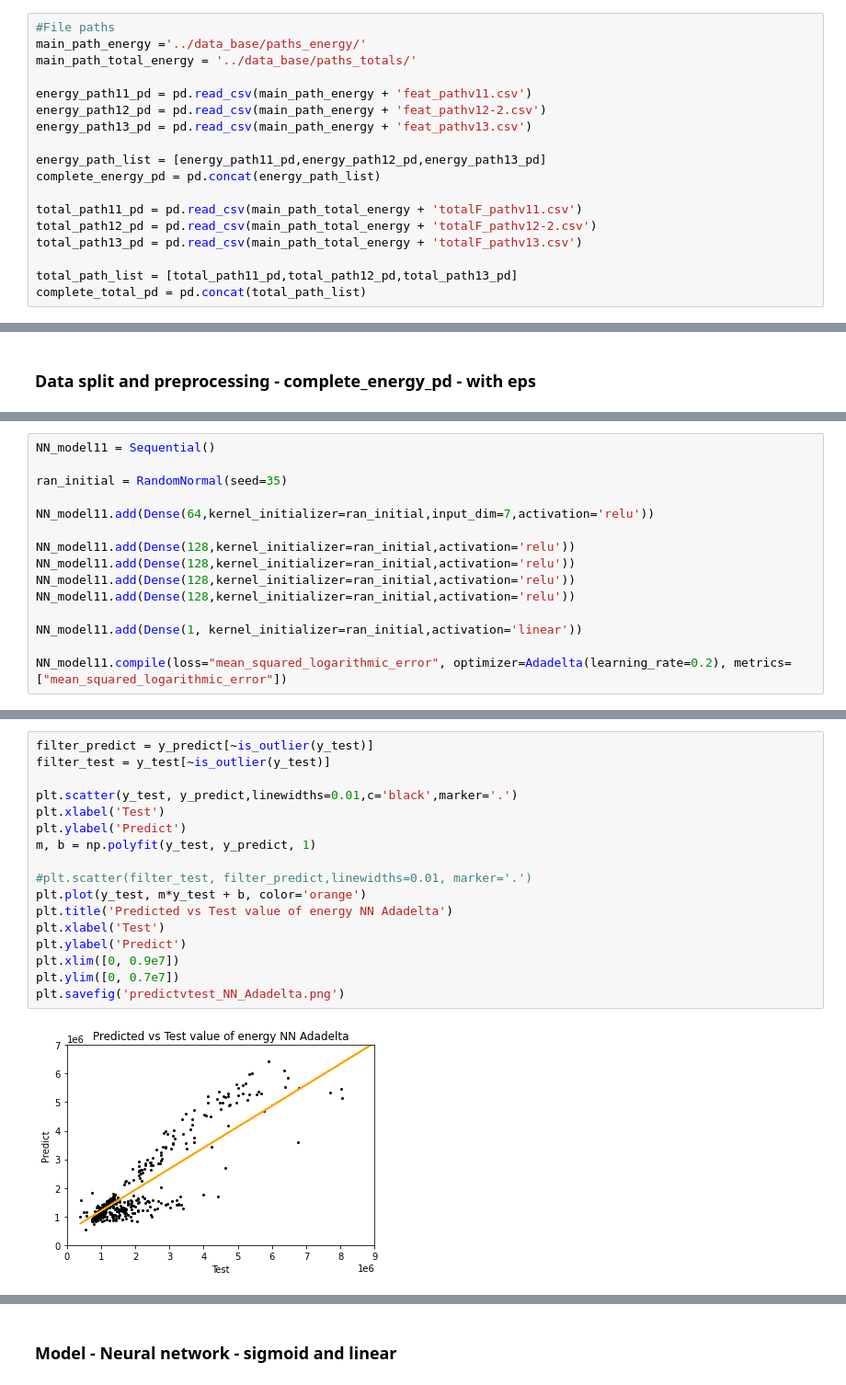
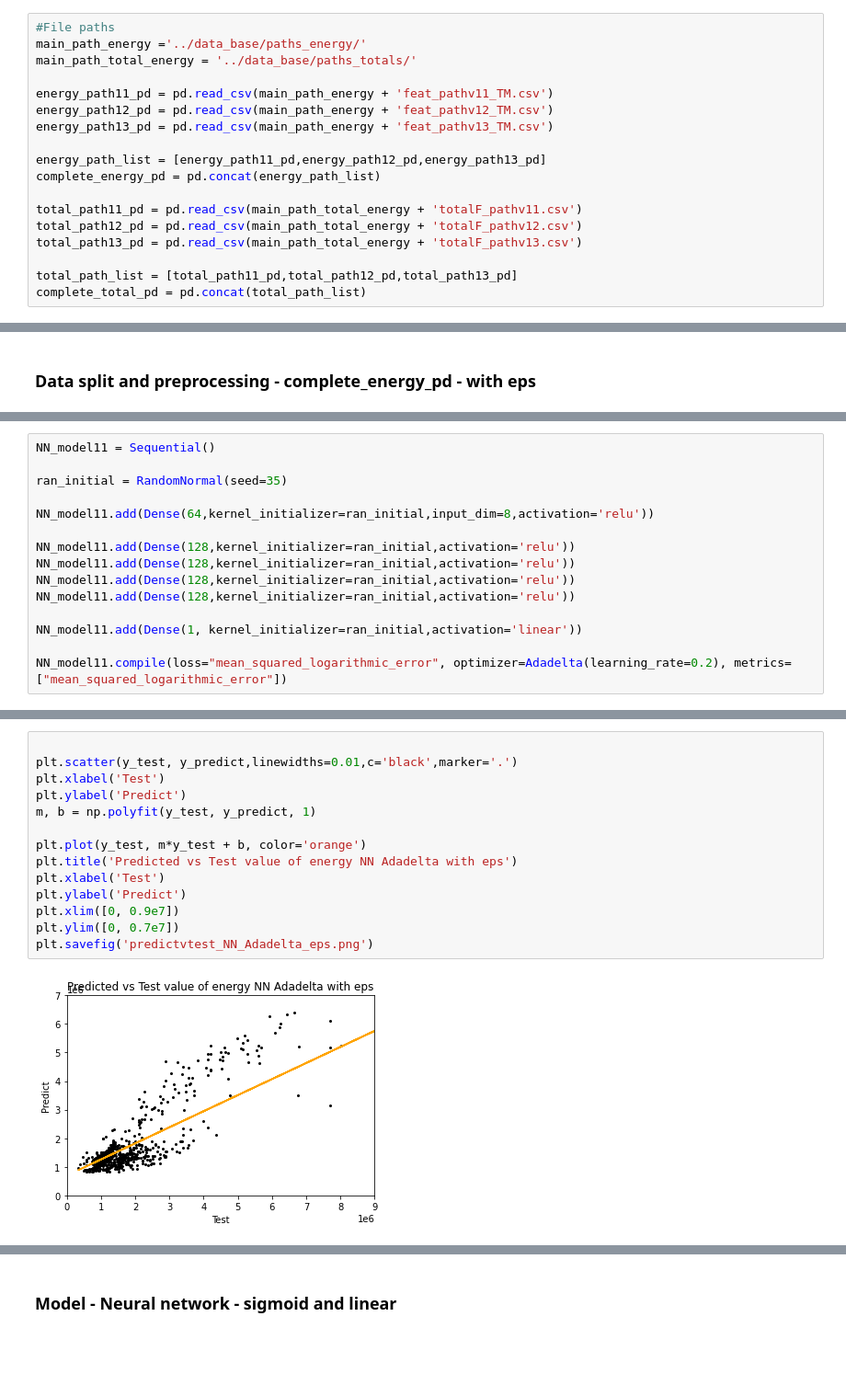
Before and after one commit to salogranada/drone_irrigation, a Jupyter notebook: src/scripts_ML/final_Neural_Networks.ipynb, the cells around one changed output, grey strips where cells are left out. Shown at 92% size. Cells and saved outputs as stored; diff of their text form; blank space fills up the shorter version.

Commit message:
Re run models with tankmass data

```diff
--- a/src/scripts_ML/final_Neural_Networks.ipynb
+++ b/src/scripts_ML/final_Neural_Networks.ipynb
@@ -20,15 +20,15 @@ import time
 main_path_energy ='../data_base/paths_energy/'
 main_path_total_energy = '../data_base/paths_totals/'
 
-energy_path11_pd = pd.read_csv(main_path_energy + 'feat_pathv11.csv')
-energy_path12_pd = pd.read_csv(main_path_energy + 'feat_pathv12-2.csv')
-energy_path13_pd = pd.read_csv(main_path_energy + 'feat_pathv13.csv')
+energy_path11_pd = pd.read_csv(main_path_energy + 'feat_pathv11_TM.csv')
+energy_path12_pd = pd.read_csv(main_path_energy + 'feat_pathv12_TM.csv')
+energy_path13_pd = pd.read_csv(main_path_energy + 'feat_pathv13_TM.csv')
 
 energy_path_list = [energy_path11_pd,energy_path12_pd,energy_path13_pd]
 complete_energy_pd = pd.concat(energy_path_list)
 
 total_path11_pd = pd.read_csv(main_path_total_energy + 'totalF_pathv11.csv')
-total_path12_pd = pd.read_csv(main_path_total_energy + 'totalF_pathv12-2.csv')
+total_path12_pd = pd.read_csv(main_path_total_energy + 'totalF_pathv12.csv')
 total_path13_pd = pd.read_csv(main_path_total_energy + 'totalF_pathv13.csv')
 
 total_path_list = [total_path11_pd,total_path12_pd,total_path13_pd]
@@ -151,7 +170,7 @@ NN_model11 = Sequential()
 
 ran_initial = RandomNormal(seed=35)
 
-NN_model11.add(Dense(64,kernel_initializer=ran_initial,input_dim=7,activation='relu'))
+NN_model11.add(Dense(64,kernel_initializer=ran_initial,input_dim=8,activation='relu'))
 
 NN_model11.add(Dense(128,kernel_initializer=ran_initial,activation='relu'))
 NN_model11.add(Dense(128,kernel_initializer=ran_initial,activation='relu'))
@@ -216,19 +204,16 @@ def is_outlier(points, thresh=15):
 # %%
-filter_predict = y_predict[~is_outlier(y_test)]
-filter_test = y_test[~is_outlier(y_test)]
 
 plt.scatter(y_test, y_predict,linewidths=0.01,c='black',marker='.')
 plt.xlabel('Test')
 plt.ylabel('Predict')
 m, b = np.polyfit(y_test, y_predict, 1)
 
-#plt.scatter(filter_test, filter_predict,linewidths=0.01, marker='.')
 plt.plot(y_test, m*y_test + b, color='orange')
-plt.title('Predicted vs Test value of energy NN Adadelta')
+plt.title('Predicted vs Test value of energy NN Adadelta with eps')
 plt.xlabel('Test')
 plt.ylabel('Predict')
 plt.xlim([0, 0.9e7])
 plt.ylim([0, 0.7e7])
-plt.savefig('predictvtest_NN_Adadelta.png')
+plt.savefig('predictvtest_NN_Adadelta_eps.png')
 # %% [output]
-[figure, old version]
+[figure, new version]
```
Also changed, not shown: parts of 17 cells of this notebook, 5 other files.
